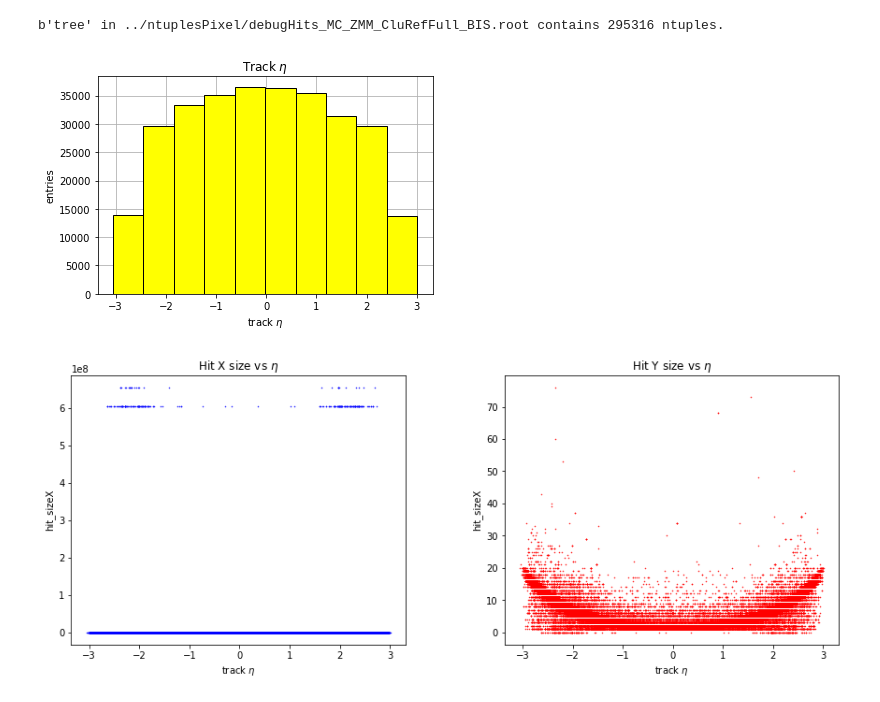
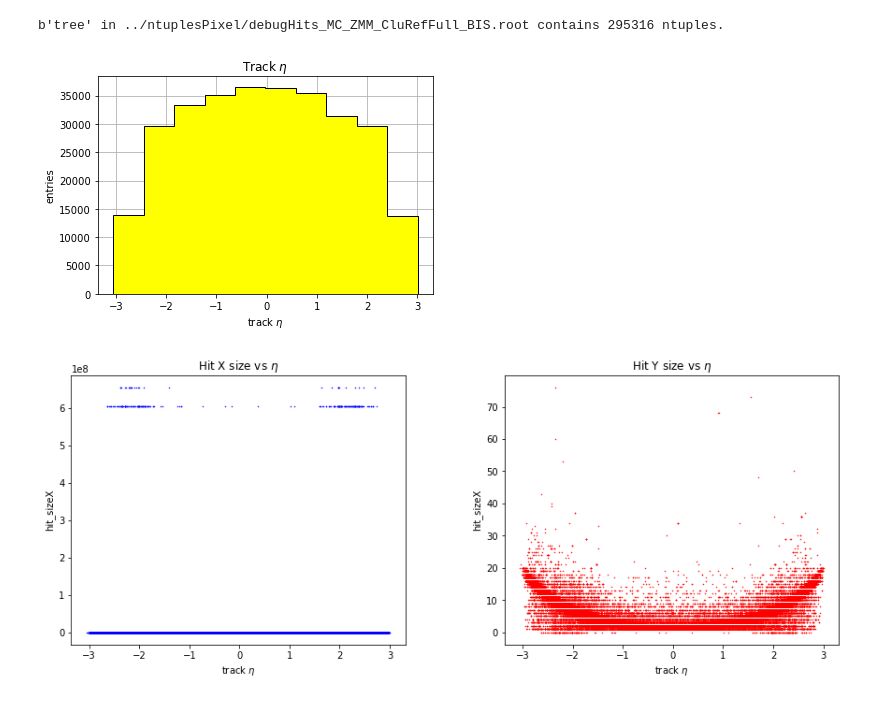
Before and after one commit to mmarchegiani/L1-BrokenClusters, a Jupyter notebook: explore_ntuples.ipynb, the cells around one changed output. Drawn from its saved outputs; the diff is of its cells as text; code cells hidden in the pictures.

```diff
--- a/explore_ntuples.ipynb
+++ b/explore_ntuples.ipynb
@@ -42,19 +42,19 @@ print("%s in %s contains %d ntuples." % (tree.name, filename, len(tree)))
 # %% [output]
 b'tree' in ../ntuplesPixel/debugHits_MC_ZMM_CluRefFull_BIS.root contains 295316 ntuples.
 # %%
-plt.hist(tree[b'track_eta'].array(), facecolor='yellow', ec='black')
+plt.hist(tree[b'track_eta'].array(), facecolor='yellow', ec='black', histtype='stepfilled')
 plt.xlabel('track $\eta$')
 plt.ylabel('entries')
 plt.title('Track $\eta$')
 #plt.text(60, .025, r'$\mu=100,\ \sigma=15$')
 #plt.axis([40, 160, 0, 0.03])
 plt.rc('axes', axisbelow=True)
 plt.grid(True)
 #plt.savefig(plot_dir + "track_eta.pdf", format="pdf")
 plt.savefig(plot_dir + "track_eta.png", format="png", dpi=300)
 plt.show()
 # %% [output]
-[figure, old version]
+[figure, new version]
 # %%
 plt.subplot(1,2,1)
 plt.scatter(tree[b'track_eta'].array(),tree[ b'hit_sizeX'].array(), marker='.', color='blue', s=1)
```
Also changed, not shown: parts of 12 cells of this notebook.
